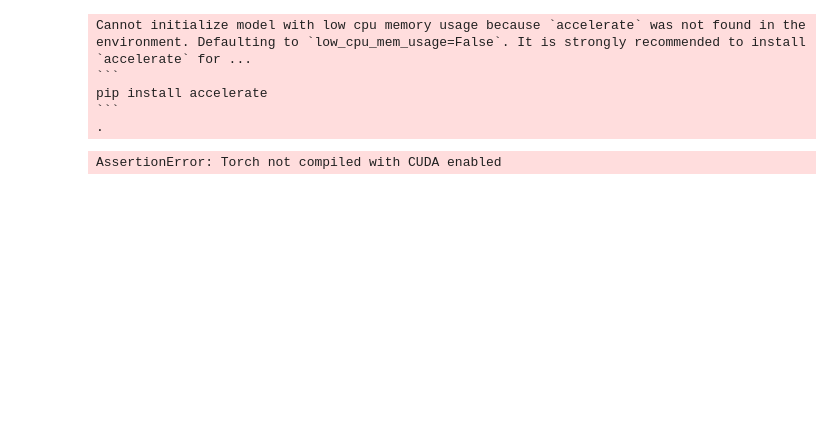
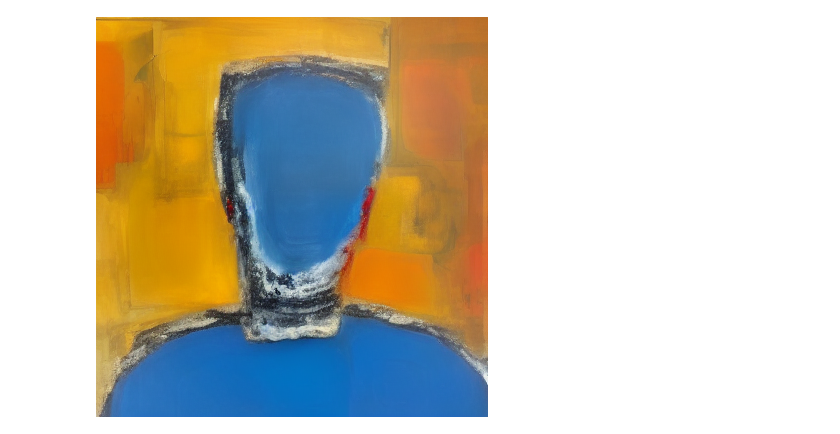
Before and after one commit to ericfzhu/phronesis, a Jupyter notebook: instruct-pix2pix.ipynb, the cells around one changed output. Cells and saved outputs as stored; diff of their text form; code cells hidden in the pictures; blank space fills up the shorter version.

Commit message:
cuda torch

````diff
--- a/instruct-pix2pix.ipynb
+++ b/instruct-pix2pix.ipynb
@@ -1,29 +1,24 @@
 # %%
 import PIL
 import requests
 import torch
 from diffusers import StableDiffusionInstructPix2PixPipeline, EulerAncestralDiscreteScheduler
 
 model_id = "timbrooks/instruct-pix2pix"
 pipe = StableDiffusionInstructPix2PixPipeline.from_pretrained(model_id, torch_dtype=torch.float16, safety_checker=None)
 pipe.to("cuda")
 pipe.scheduler = EulerAncestralDiscreteScheduler.from_config(pipe.scheduler.config)
 
 url = "https://raw.githubusercontent.com/timothybrooks/instruct-pix2pix/main/imgs/example.jpg"
 def load_image_local(path):
     image = PIL.Image.open(path)
     image = PIL.ImageOps.exif_transpose(image)
     image = image.convert("RGB")
     return image
-image = load_image_local('profile.jpeg')
+image = load_image_local('profile.jpg')
 
-prompt = "turn it into the style of minimal paintbrush strokes"
-images = pipe(prompt, image=image, num_inference_steps=10, image_guidance_scale=1).images
+prompt = "Abstract Expressionism"
+images = pipe(prompt, image=image, num_inference_steps=15, image_guidance_scale=1).images
 images[0]
 # %% [output]
-Cannot initialize model with low cpu memory usage because `accelerate` was not found in the environment. Defaulting to `low_cpu_mem_usage=False`. It is strongly recommended to install `accelerate` for ...
-```
-pip install accelerate
-```
-.
-AssertionError: Torch not compiled with CUDA enabled
+[figure, added]
````
Also changed, not shown: parts of 1 cell of this notebook, 2 other files.
